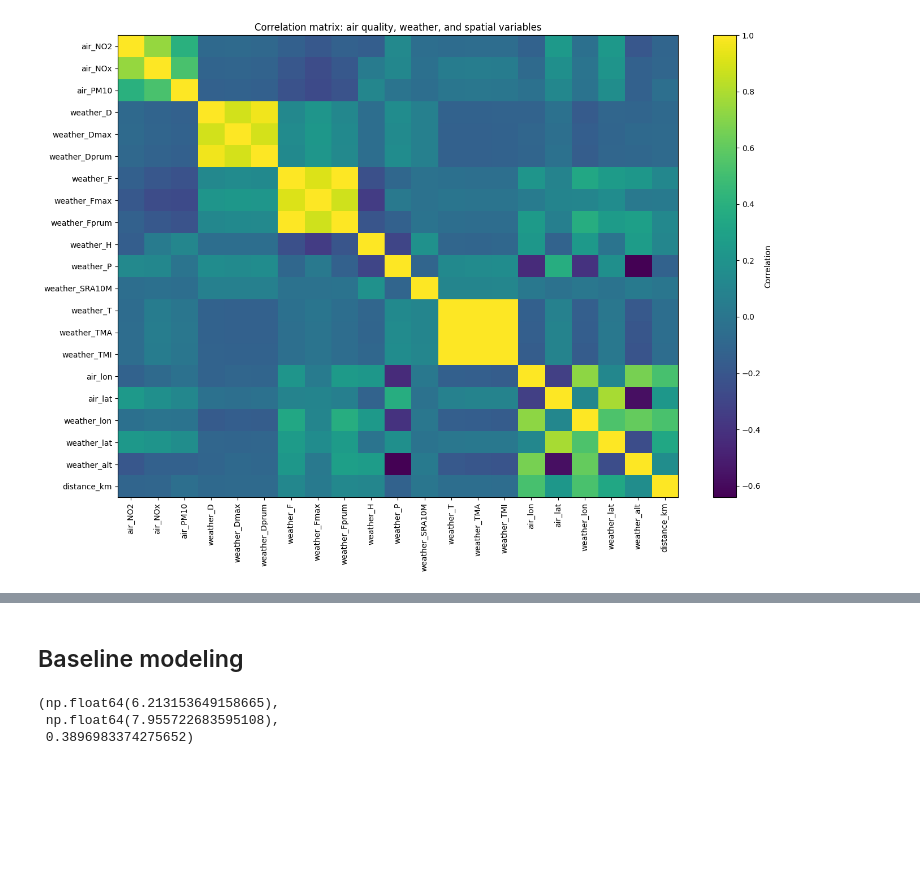
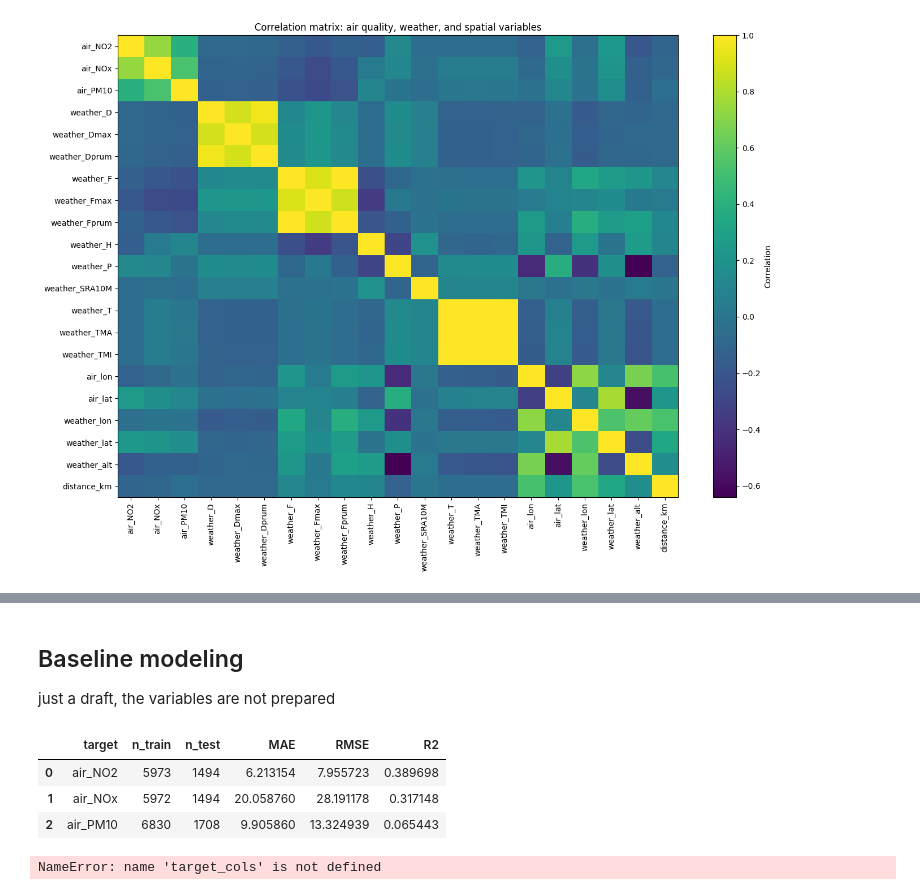
Before and after one commit to jayjay7788/Data-Processing-in-Python---Project, a Jupyter notebook: notebooks/data processing draft.ipynb, the cells around one changed output, grey strips where cells are left out. Saved outputs shown, nothing was run; the diff lists cells and outputs as text; code cells hidden in the pictures; blank space fills up the shorter version.

```diff
--- a/notebooks/data processing draft.ipynb
+++ b/notebooks/data processing draft.ipynb
@@ -1070,2 +1150,3 @@ plt.show()
 # %% [markdown]
 ## Baseline modeling
+just a draft, the variables are not prepared
@@ -1096,24 +1152,0 @@ y_test = test[target]
-# %%
-rf_model = Pipeline(steps=[
-    ("imputer", SimpleImputer(strategy="median")),
-    ("model", RandomForestRegressor(
-        n_estimators=300,
-        random_state=42,
-        min_samples_leaf=5,
-        n_jobs=-1
-    ))
-])
-
-rf_model.fit(X_train, y_train)
-
-y_pred = rf_model.predict(X_test)
-
-mae = mean_absolute_error(y_test, y_pred)
-rmse = np.sqrt(mean_squared_error(y_test, y_pred))
-r2 = r2_score(y_test, y_pred)
-
-mae, rmse, r2
-# %% [output]
-(np.float64(6.213153649158665),
- np.float64(7.955722683595108),
- 0.3896983374275652)
@@ -1119,0 +1204,22 @@ mae, rmse, r2
+# %%
+models = {}
+metrics_list = []
+importance_list = []
+
+for target in target_cols:
+    model, metrics, importance, results = run_rf_model(df, target, predictor_cols)
+
+    models[target] = model
+    metrics_list.append(metrics)
+    importance_list.append(importance)
+
+metrics_table = pd.DataFrame(metrics_list)
+importance_table = pd.concat(importance_list, ignore_index=True)
+
+metrics_table
+# %% [output]
+|  | target | n_train | n_test | MAE | RMSE | R2 |
+| 0 | air_NO2 | 5973 | 1494 | 6.213154 | 7.955723 | 0.389698 |
+| 1 | air_NOx | 5972 | 1494 | 20.058760 | 28.191178 | 0.317148 |
+| 2 | air_PM10 | 6830 | 1708 | 9.905860 | 13.324939 | 0.065443 |
+NameError: name 'target_cols' is not defined
```
Also changed, not shown: parts of 17 cells of this notebook.
